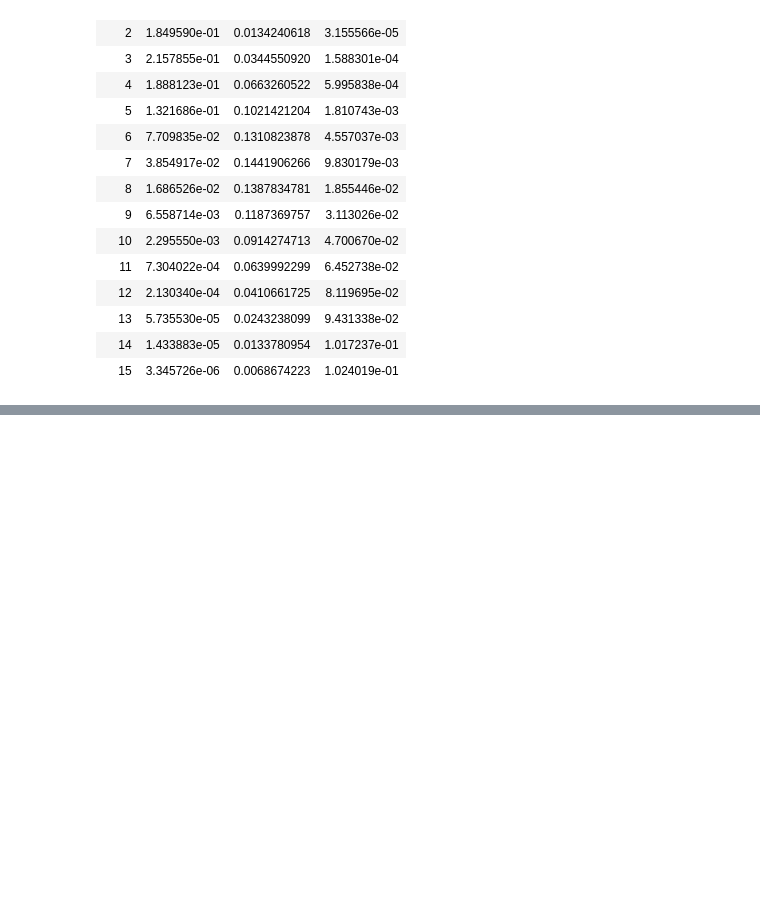
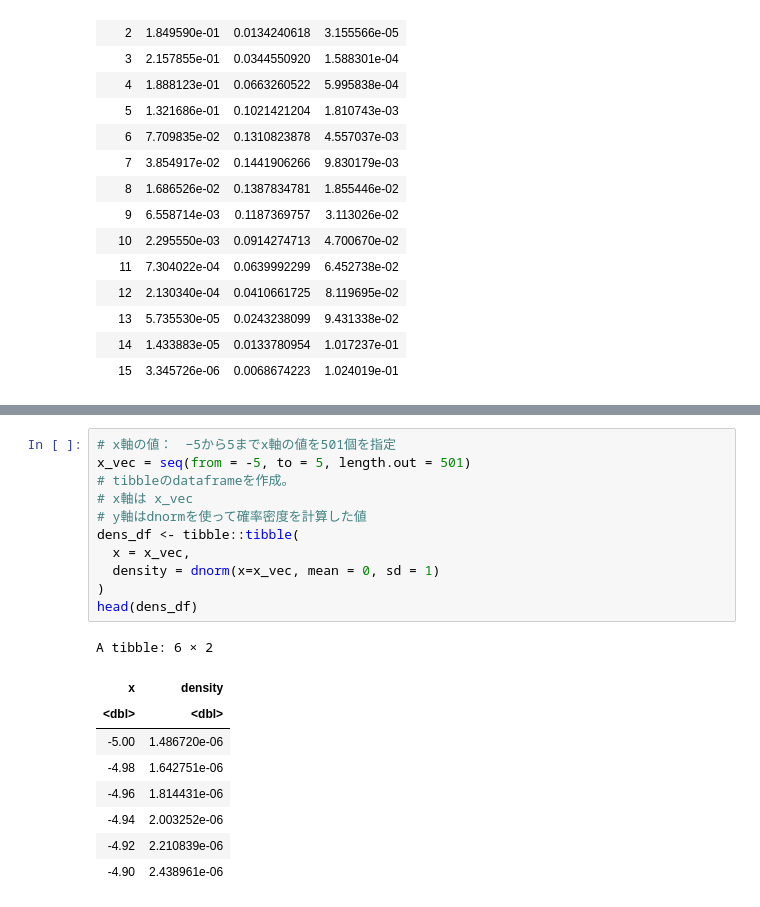
Before and after one commit to wang-zhijun/learn-statistics, a Jupyter notebook: learn-r.ipynb, the cells around one changed output, grey strips where cells are left out. Drawn from its saved outputs; the diff is of its cells as text; blank space fills up the shorter version.

```diff
--- a/learn-r.ipynb
+++ b/learn-r.ipynb
@@ -460,0 +481,21 @@ A data.frame: 16 × 4
+# %%
+# x軸の値：　−5から5までx軸の値を501個を指定
+x_vec = seq(from = -5, to = 5, length.out = 501)
+# tibbleのdataframeを作成。
+# x軸は x_vec
+# y軸はdnormを使って確率密度を計算した値
+dens_df <- tibble::tibble(
+  x = x_vec,
+  density = dnorm(x=x_vec, mean = 0, sd = 1)
+)
+head(dens_df)
+# %% [output]
+A tibble: 6 × 2
+| x | density |
+| <dbl> | <dbl> |
+| -5.00 | 1.486720e-06 |
+| -4.98 | 1.642751e-06 |
+| -4.96 | 1.814431e-06 |
+| -4.94 | 2.003252e-06 |
+| -4.92 | 2.210839e-06 |
+| -4.90 | 2.438961e-06 |
```
Also changed, not shown: parts of 5 cells of this notebook.
